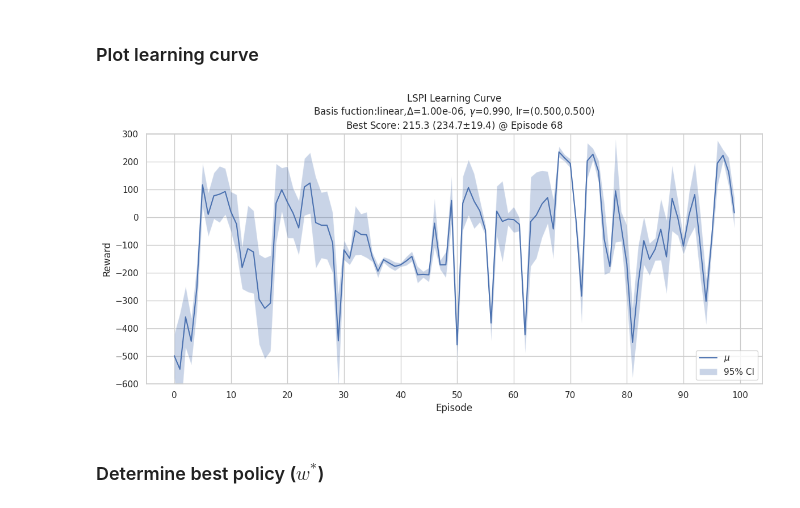
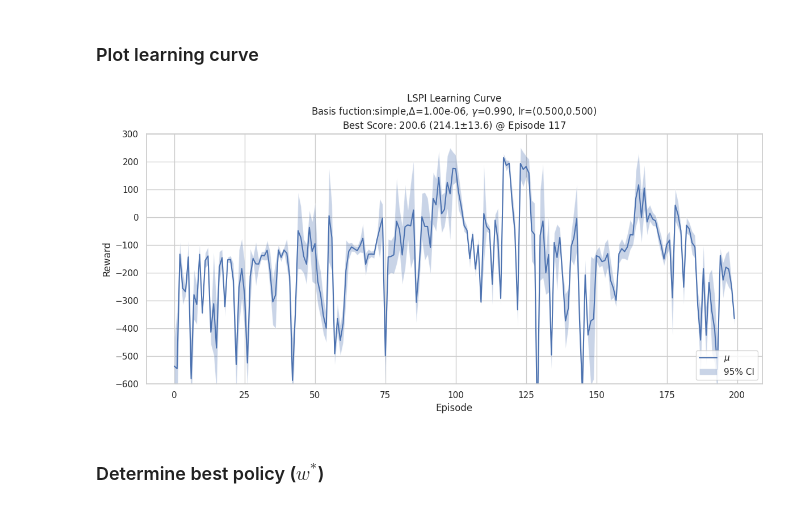
Before and after one commit to nirav-d-lad/Lunar-Lander-LSPI, a Jupyter notebook: ll_lspi.ipynb, the cells around one changed output. Drawn from its saved outputs; the diff is of its cells as text; code cells hidden in the pictures.

```diff
--- a/ll_lspi.ipynb
+++ b/ll_lspi.ipynb
@@ -232,7 +350,6 @@ The stopping criteria for this implementation is stopping after $M$ episodes. Ad
 def LSPI( w:NDArray[np.float32],
           k:int,
           φ:Callable[[NDArray[np.float32], int], int],
-          lr:Tuple[int,int],
           M:int = 500,
           seed:int = 0,
           enable_wind:bool=False,
@@ -243,9 +360,9 @@ def LSPI( w:NDArray[np.float32],
 
     for m in tqdm( np.arange(M) ):
 
-        D = get_samples( w, φ, seed=( m + seed ), num_samples = num_samples, max_samples=max_samples, enable_wind=enable_wind )
+        D = Samples( w, φ, seed=( m + seed ), num_samples = num_samples, max_samples=max_samples, enable_wind=enable_wind )
 
-        w = LSTDQ_opt( D, k, w, φ, m, lr )
+        w = LSTDQ_opt( D, k, w, φ, m )
 
         μ, δ = evaluate_policy( w, φ, seed = m, enable_wind=enable_wind )
 
@@ -321,4 +378,7 @@ def record_policy( w:NDArray[np.float32],
 ## Run **LSPI**
 # %% [markdown]
 ### Basis Function
+# %%
+def simple( state:NDArray[np.float32], action:int ) -> NDArray[np.float32]:
+    return( state )
 # %%
@@ -338,6 +398,6 @@ def linear( state:NDArray[np.float32], action:int ) -> NDArray[np.float32]:
 # %%
-bf = linear
+bf = simple
 # %%
 k = len( Φ(np.zeros(cardS), A[0], bf) )
 w = np.zeros( k )
-policies = LSPI( w, k, bf, lr, M=100, enable_wind=False, num_samples=200, max_samples=2000 )
+policies = LSPI( w, k, bf, M=200, enable_wind=False, num_samples=2**7, max_samples=2**11 )
@@ -364,31 +406,31 @@ Episode 99:     -38.12  (15.64 ± 53.76)
 # %%
 plt.figure(figsize=(12, 6))
 sns.set_theme(style="whitegrid")
 sns.lineplot(data=policies, x='episode', y='mean', label="$\mu$")
 plt.fill_between( policies['episode'],
                   policies['mean'] - policies['halfwidth'],
                   policies['mean'] + policies['halfwidth'],
                   alpha=0.3,
                   label='95% CI')
 
 policies.sort_values(by='score', ascending=False, inplace=True)
 p = policies.iloc[0]
 
 plt.title(f"LSPI Learning Curve\n" +\
           f"Basis fuction:{bf.__name__},$\\Delta$={Δ:.2e}, $\\gamma$={γ:0.3f}, lr=({lr[0]:0.3f},{lr[1]:0.3f})\n" + \
           f"Best Score: {p['score']:.1f} ({p['mean']:.1f}$\\pm${p['halfwidth']:.1f}) @ Episode {p['episode']}" )
 plt.xlabel("Episode")
 plt.ylabel("Reward")
 plt.ylim(-600, 300)
-plt.gca().xaxis.set_major_locator(ticker.MultipleLocator(10))
+plt.gca().xaxis.set_major_locator(ticker.MultipleLocator(25))
 plt.legend(loc="lower right")
 plt.tight_layout()
 
 plt.savefig(f"learning_curve.pdf")
 
 plt.show()
 # %% [output]
-[figure, old version]
+[figure, new version]
 # %% [markdown]
 ### Determine best policy ($w^*$)
 # %%
```
Also changed, not shown: parts of 15 cells of this notebook.
